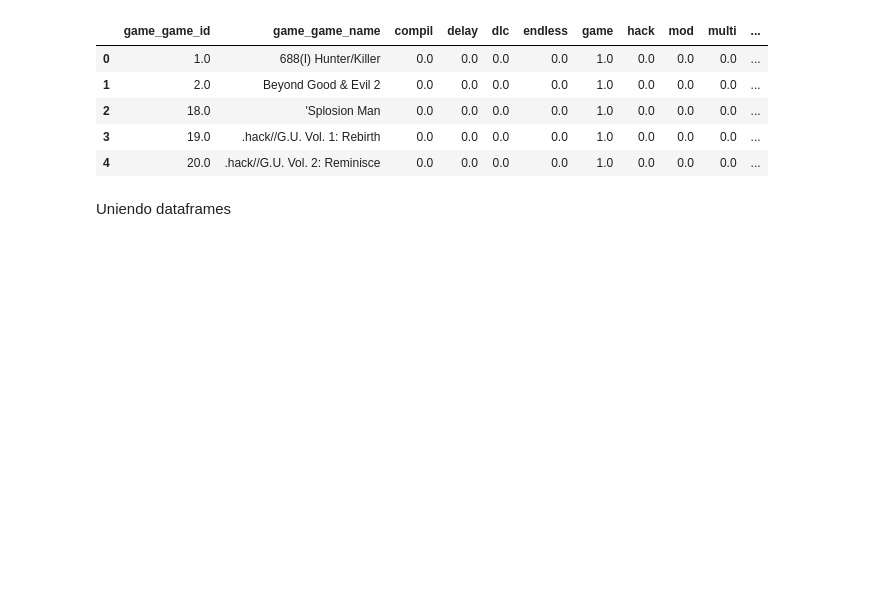
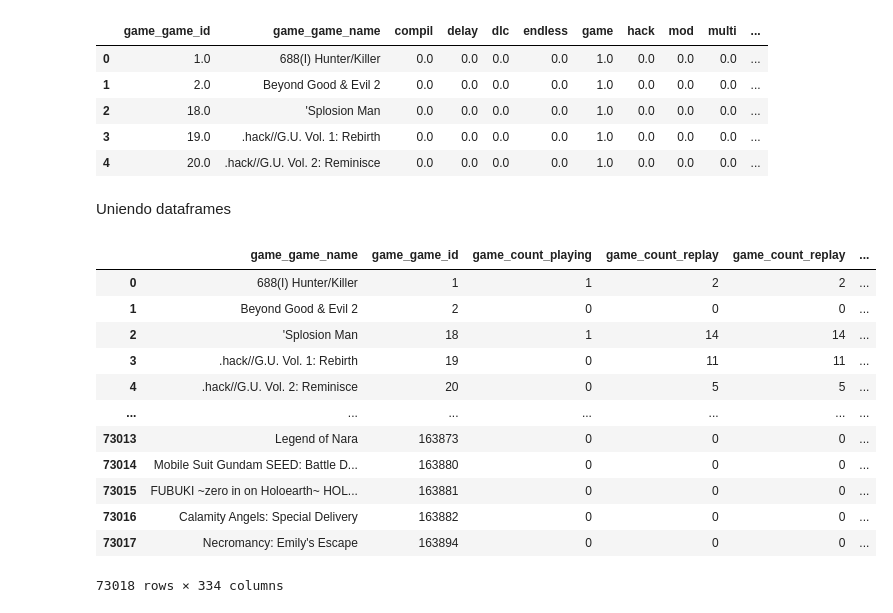
Before and after one commit to SebaSalasLvd/proyecto-mineria, a Jupyter notebook: hito-2/pregunta_4.ipynb, the cells around one changed output. Drawn from its saved outputs; the diff is of its cells as text; code cells hidden in the pictures; blank space fills up the shorter version.

Commit message:
feat: joined dataframes

```diff
--- a/hito-2/pregunta_4.ipynb
+++ b/hito-2/pregunta_4.ipynb
@@ -161,9 +161,9 @@ platform_df = pd.DataFrame(
 )
 
 # Concatenar con el DataFrame original
-df_final = pd.concat([df_subset[['game_game_id', 'game_game_name']], platform_df], axis=1)
+df_game_type_binary = pd.concat([df_subset[['game_game_id', 'game_game_name']], platform_df], axis=1)
 
-df_final.head()
+df_game_type_binary.head()
 # %% [output]
 |  | game_game_id | game_game_name | compil | delay | dlc | endless | game | hack | mod | multi | ... |
 | 0 | 1.0 | 688(I) Hunter/Killer | 0.0 | 0.0 | 0.0 | 0.0 | 1.0 | 0.0 | 0.0 | 0.0 | ... |
@@ -173,3 +173,25 @@ df_final.head()
 | 4 | 20.0 | .hack//G.U. Vol. 2: Reminisce | 0.0 | 0.0 | 0.0 | 0.0 | 1.0 | 0.0 | 0.0 | 0.0 | ... |
 # %% [markdown]
 Uniendo dataframes
+# %%
+
+df_join = df \
+    .merge(df_game_genre_binary, on=['game_game_id', 'game_game_name'], how='left') \
+    .merge(df_plataform_binary, on=['game_game_id', 'game_game_name'], how='left') \
+    .merge(df_game_type_binary, on=['game_game_id', 'game_game_name'], how='left')
+
+df_join
+# %% [output]
+|  | game_game_name | game_game_id | game_count_playing | game_count_replay | game_count_replay | ... |
+| 0 | 688(I) Hunter/Killer | 1 | 1 | 2 | 2 | ... |
+| 1 | Beyond Good & Evil 2 | 2 | 0 | 0 | 0 | ... |
+| 2 | 'Splosion Man | 18 | 1 | 14 | 14 | ... |
+| 3 | .hack//G.U. Vol. 1: Rebirth | 19 | 0 | 11 | 11 | ... |
+| 4 | .hack//G.U. Vol. 2: Reminisce | 20 | 0 | 5 | 5 | ... |
+| ... | ... | ... | ... | ... | ... | ... |
+| 73013 | Legend of Nara | 163873 | 0 | 0 | 0 | ... |
+| 73014 | Mobile Suit Gundam SEED: Battle D... | 163880 | 0 | 0 | 0 | ... |
+| 73015 | FUBUKI ~zero in on Holoearth~ HOL... | 163881 | 0 | 0 | 0 | ... |
+| 73016 | Calamity Angels: Special Delivery | 163882 | 0 | 0 | 0 | ... |
+| 73017 | Necromancy: Emily's Escape | 163894 | 0 | 0 | 0 | ... |
+73018 rows × 334 columns
```
